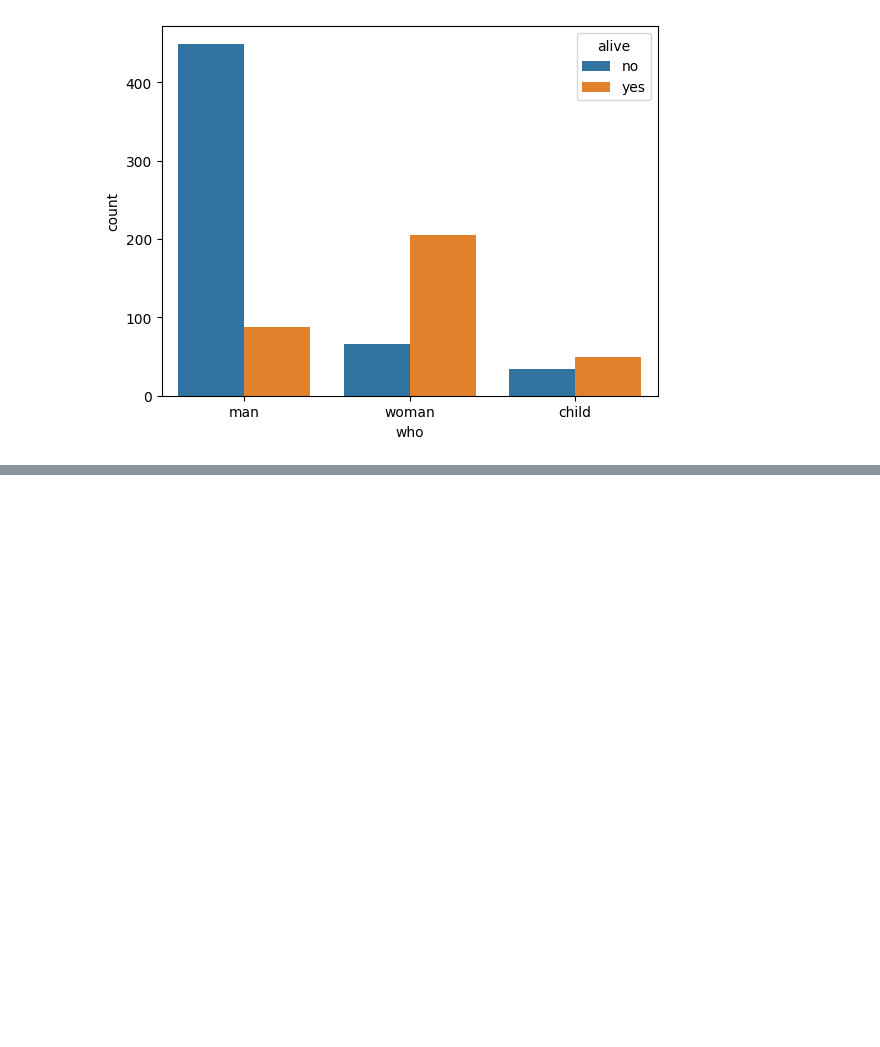
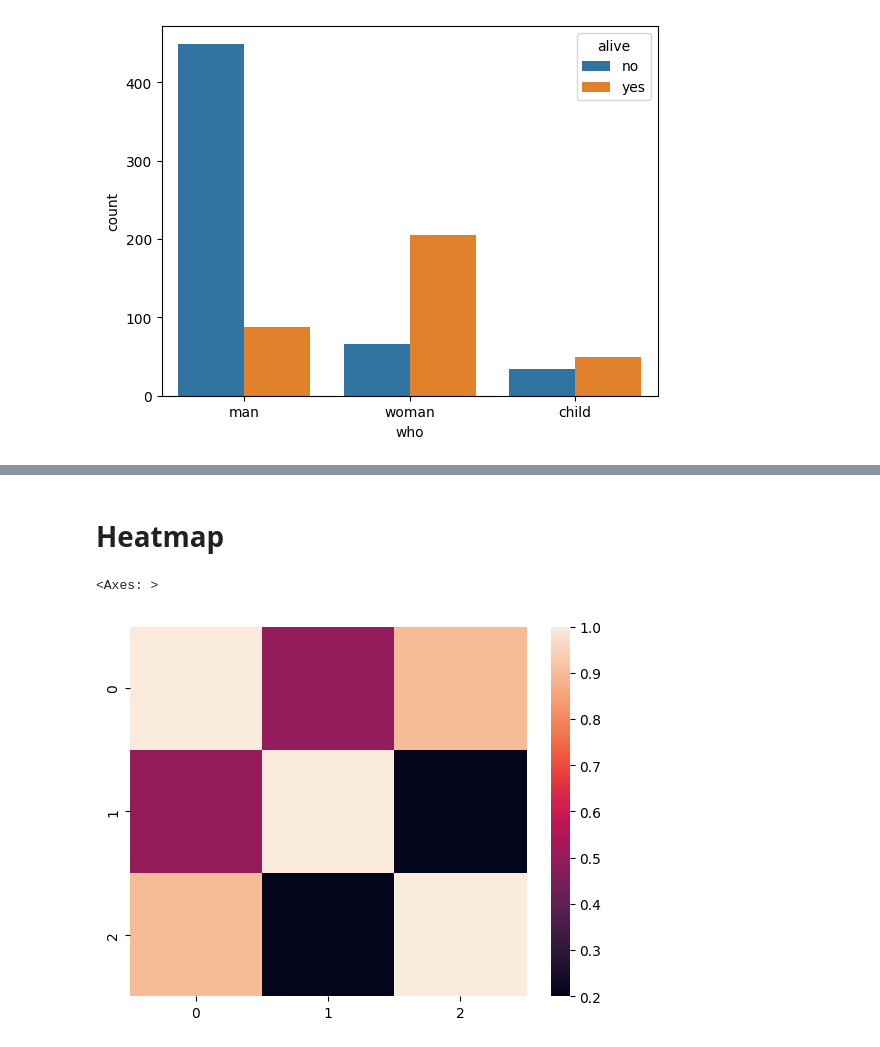
Before and after one commit to ntnmathur/intellipaat, a Jupyter notebook: python/matplotlib.ipynb, the cells around one changed output, grey strips where cells are left out. Cells and saved outputs as stored; diff of their text form; code cells hidden in the pictures; blank space fills up the shorter version.

```diff
--- a/python/matplotlib.ipynb
+++ b/python/matplotlib.ipynb
@@ -412,0 +429,13 @@ sns.countplot(x='who',hue = 'alive', data=df,)
+# %% [markdown]
+# Heatmap
+# %%
+data = [
+    [1,0.5,0.9],
+    [0.5,1,0.2],
+    [0.9,0.2,1],
+]
+
+sns.heatmap(data)
+# %% [output]
+<Axes: >
+[figure, added]
```
Also changed, not shown: parts of 10 cells of this notebook, 2 other files.
